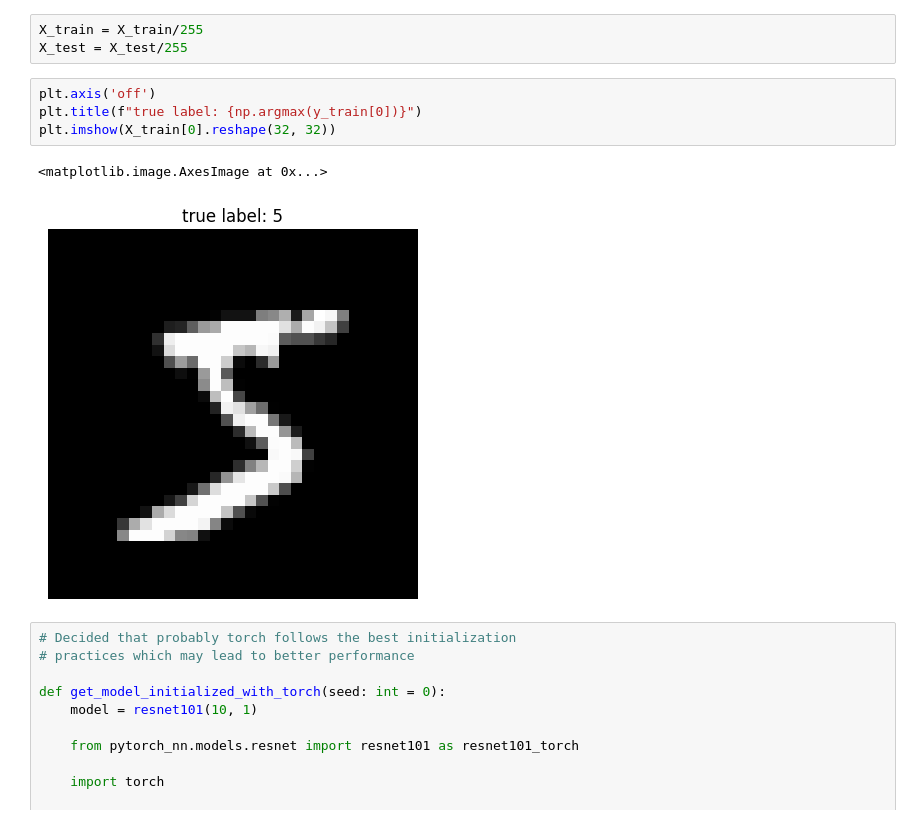
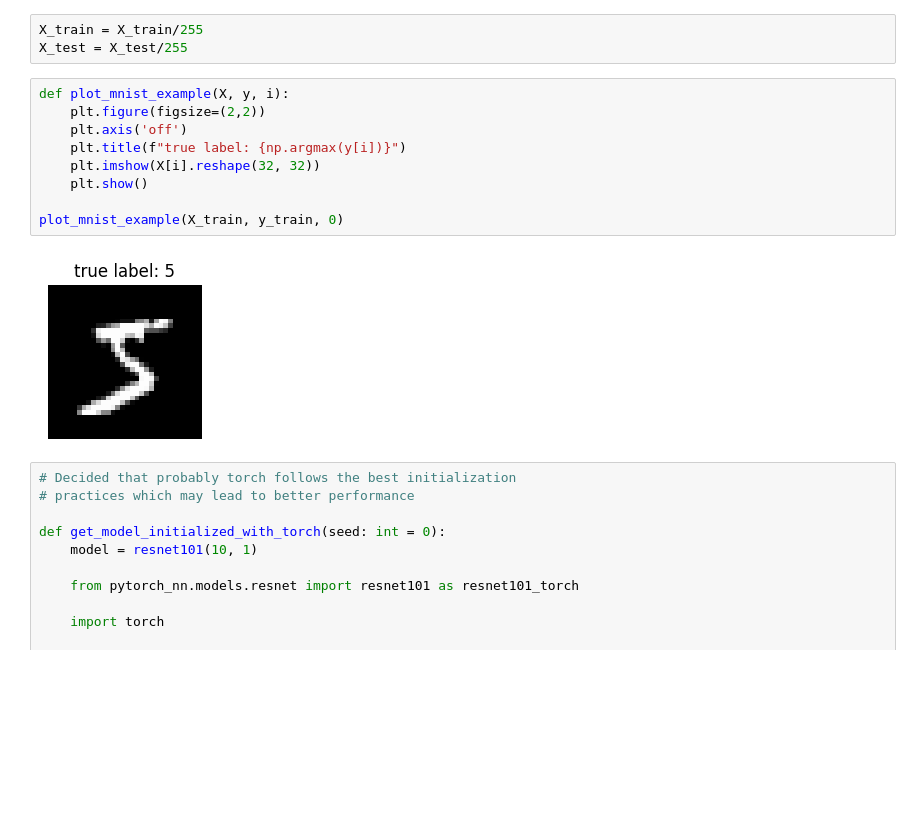
Before and after one commit to proshian/DNN_course, a Jupyter notebook: numpy_resnet_mnist.ipynb, the cells around one changed output. Cells and saved outputs as stored; diff of their text form; blank space fills up the shorter version.

```diff
--- a/numpy_resnet_mnist.ipynb
+++ b/numpy_resnet_mnist.ipynb
@@ -84,12 +83,16 @@ y_train.shape, X_train.shape
 X_train = X_train/255
 X_test = X_test/255
 # %%
-plt.axis('off')
-plt.title(f"true label: {np.argmax(y_train[0])}")
-plt.imshow(X_train[0].reshape(32, 32))
+def plot_mnist_example(X, y, i):
+    plt.figure(figsize=(2,2))
+    plt.axis('off')
+    plt.title(f"true label: {np.argmax(y[i])}")
+    plt.imshow(X[i].reshape(32, 32))
+    plt.show()
+
+plot_mnist_example(X_train, y_train, 0)
 # %% [output]
-<matplotlib.image.AxesImage at 0x...>
-[figure, old version]
+[figure, new version]
 # %%
 # Decided that probably torch follows the best initialization
 # practices which may lead to better performance
```
Also changed, not shown: parts of 6 cells of this notebook, 1 other file.
